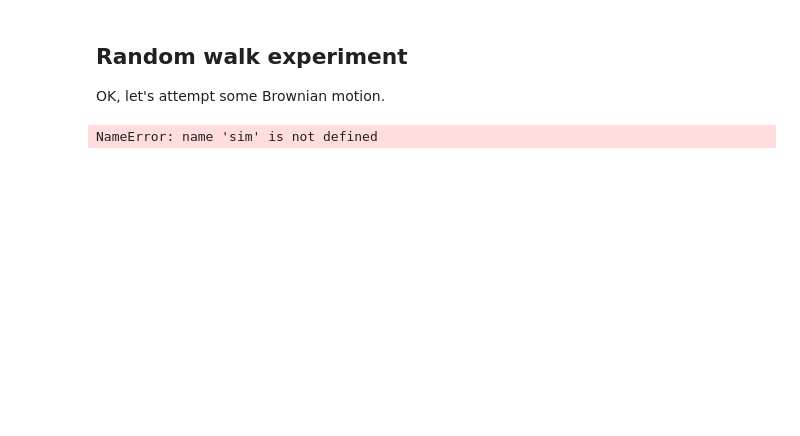
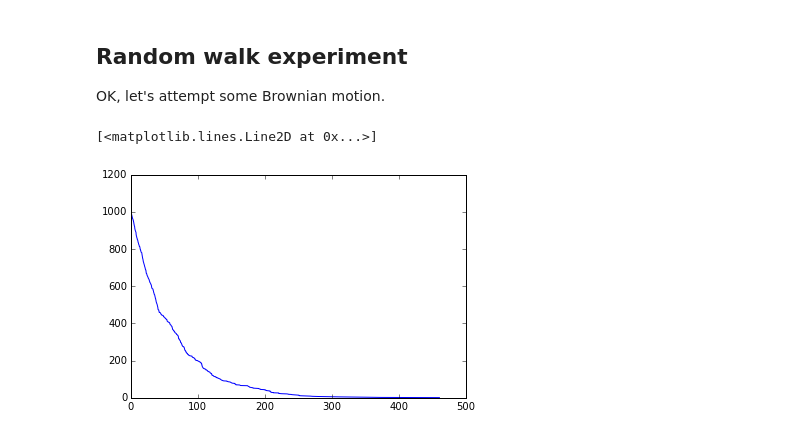
Before and after one commit to rgbrown/preydepletion, a Jupyter notebook: experiments.ipynb, the cells around one changed output. Drawn from its saved outputs; the diff is of its cells as text; code cells hidden in the pictures; blank space fills up the shorter version.

Commit message:
Fixed bugs: working basic Brownian walk

```diff
--- a/experiments.ipynb
+++ b/experiments.ipynb
@@ -181,23 +175,25 @@ Random walk experiment
 
 OK, let's attempt some Brownian motion.
 # %%
+sim = deplete2d(density=1000, radius=0.01)
 
+def brownianwalk(sim, T=100, sigma=0.1):
+    nsteps = 2*T / (sigma / sim.speed)
 
-T = 100
-sigma = 0.1
-nsteps = 2*T / (sigma / sim.speed)
-print nsteps
+    # The mess below creates too many steps, then truncates them to the right amount
+    # so that the simulation runs exactly to time, truncating the last step
+    steps = sigma / np.sqrt(2) * np.random.randn(nsteps, 2)
+    t = np.cumsum(np.hypot(steps[:,0], steps[:,1]) / sim.speed)
+    i_last = np.where(t > T)[0][0]
+    steps = steps[:i_last+1,:]
+    steps[-1] = (T - t[i_last-1]) / (t[i_last] - t[i_last-1]) * steps[-1]
 
-steps = sigma / np.sqrt(2) * np.random.randn(nsteps, 2)
-t = np.cumsum(np.hypot(steps[:,0], steps[:,1]) / sim.speed)
-i_last = np.where(t > T)[0][0]
-steps = steps[:i_last+1,:]
-steps[-1] = (T - t[i_last-1]) / (t[i_last] - t[i_last-1]) * steps[-1]
-
-for u in steps:
-    sim.step(u)
+    for u in steps:
+        sim.step(u)
-# %% [output]
-NameError: name 'sim' is not defined
 # %%
+brownianwalk(sim, T=200)
 output = np.sort(sim.output[0:sim.outp], order=['time'])
-plt.plot(output['time'], np.arange(sim.outp))
+plt.plot(output['time'], sim.n_prey - np.arange(sim.outp))
+# %% [output]
+[<matplotlib.lines.Line2D at 0x...>]
+[figure, added]
```
Also changed, not shown: parts of 3 cells of this notebook.
